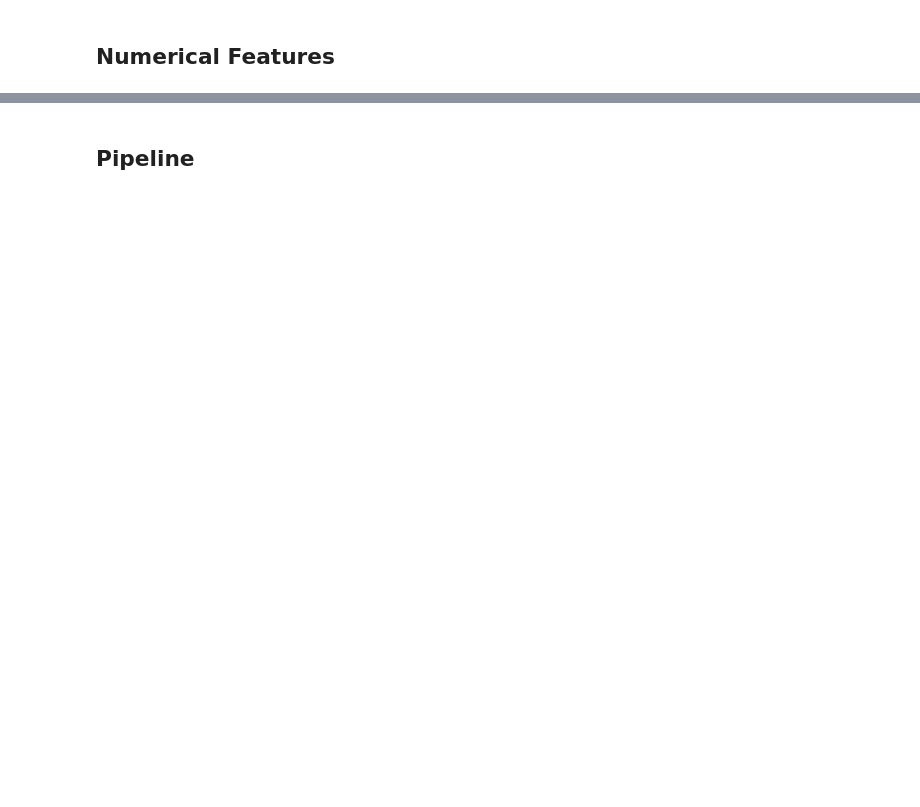
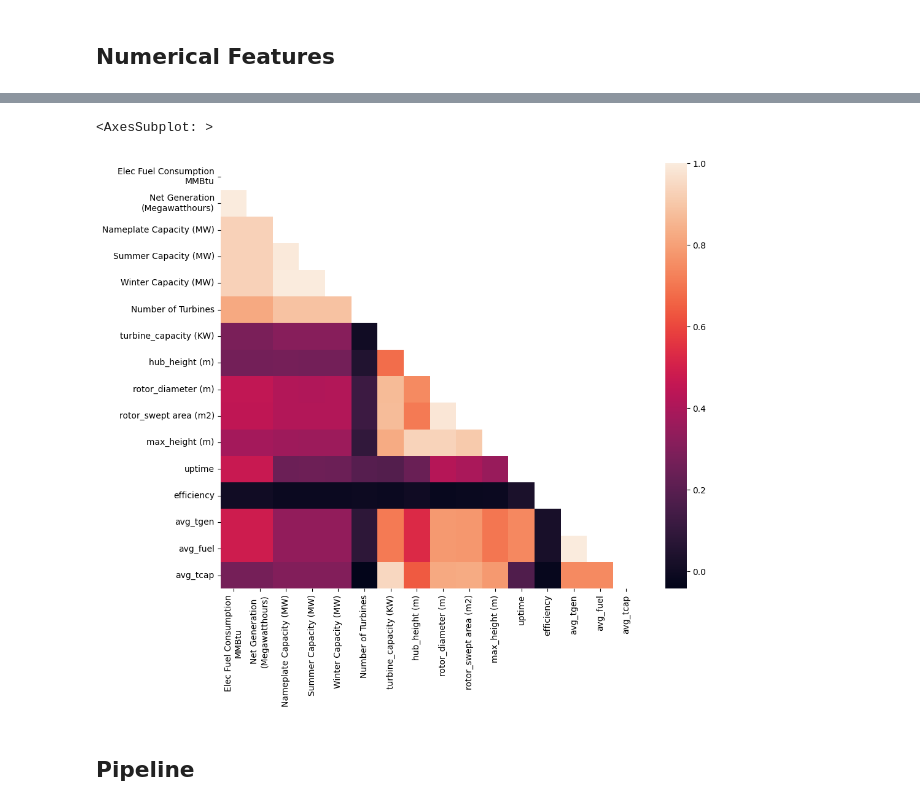
Before and after one commit to NicsLvl/DA1_Capstone_JADEN, a Jupyter notebook: Model_wind_turbine.ipynb, the cells around one changed output, grey strips where cells are left out. Saved outputs shown, nothing was run; the diff lists cells and outputs as text; code cells hidden in the pictures; blank space fills up the shorter version.

```diff
--- a/Model_wind_turbine.ipynb
+++ b/Model_wind_turbine.ipynb
@@ -236,0 +366,2 @@ plt.show()
+# %%
+turbine_df = model_df.groupby('eia_id').mean()
@@ -236,0 +378,8 @@ plt.show()
+# %%
+# do an inner join between turbine_df and intermediate_df
+final_df = intermediate_df.merge(turbine_df, left_on='Plant Code', right_on='eia_id', how='inner')
+# %%
+# remove 0 values from net generation
+final_df = final_df[final_df['Net Generation\n(Megawatthours)'] != 0]
+# remove 0 values from elec fuel consumption
+final_df = final_df[final_df['Elec Fuel Consumption\nMMBtu'] != 0]
@@ -236,0 +406,6 @@ plt.show()
+# %%
+final_df['uptime'] = final_df['Net Generation\n(Megawatthours)']/final_df['Nameplate Capacity (MW)']
+final_df['efficiency'] = final_df['Net Generation\n(Megawatthours)']/final_df['Elec Fuel Consumption\nMMBtu']
+final_df['avg_tgen'] = final_df['Net Generation\n(Megawatthours)']/final_df['Number of Turbines']
+final_df['avg_fuel'] = final_df['Elec Fuel Consumption\nMMBtu']/final_df['Number of Turbines']
+final_df['avg_tcap'] = final_df['Nameplate Capacity (MW)']/final_df['Number of Turbines']
@@ -237,2 +438,14 @@ plt.show()
+# %%
+# remove xlong and ylat
+corr_df = final_df.drop(['xlong','ylat','Plant Code','Plant Id'], axis=1)
+corr = corr_df.corr(numeric_only=True)
+
+# show only half the heatmap
+mask = np.triu(np.ones_like(corr, dtype=bool))
+f, ax = plt.subplots(figsize=(11, 9))
+sns.heatmap(corr, mask=mask)
+# %% [output]
+<AxesSubplot: >
+[figure, added]
 # %% [markdown]
 ## Pipeline
```
Also changed, not shown: parts of 56 cells of this notebook, 2 other files.
